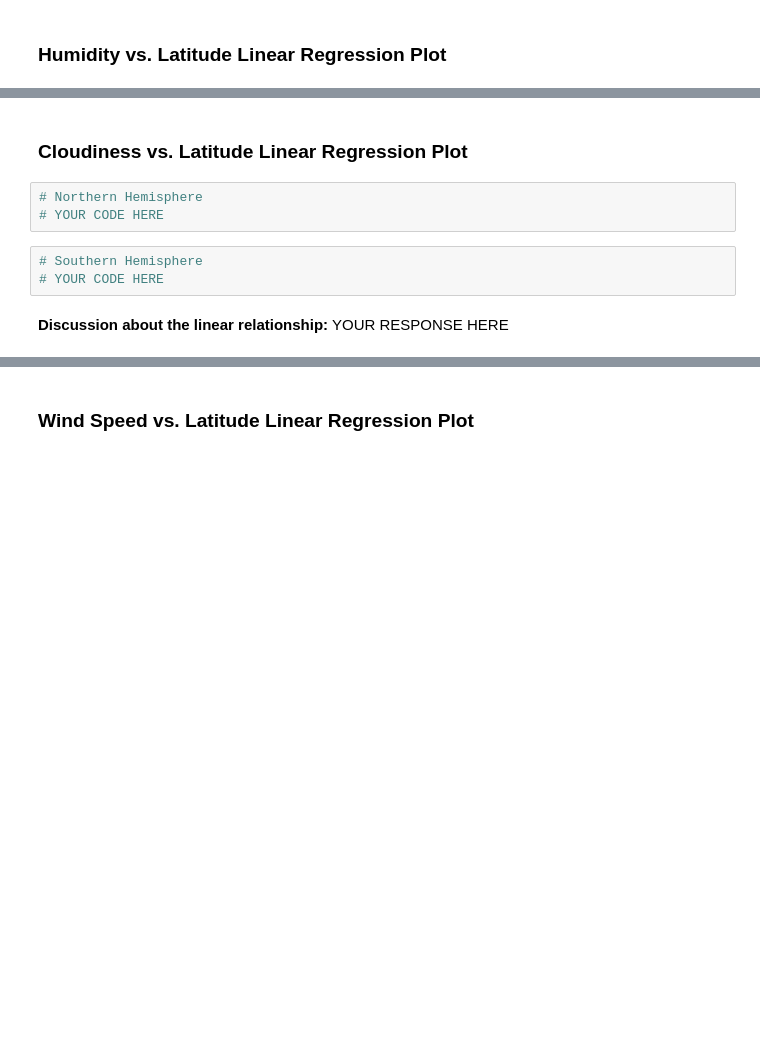
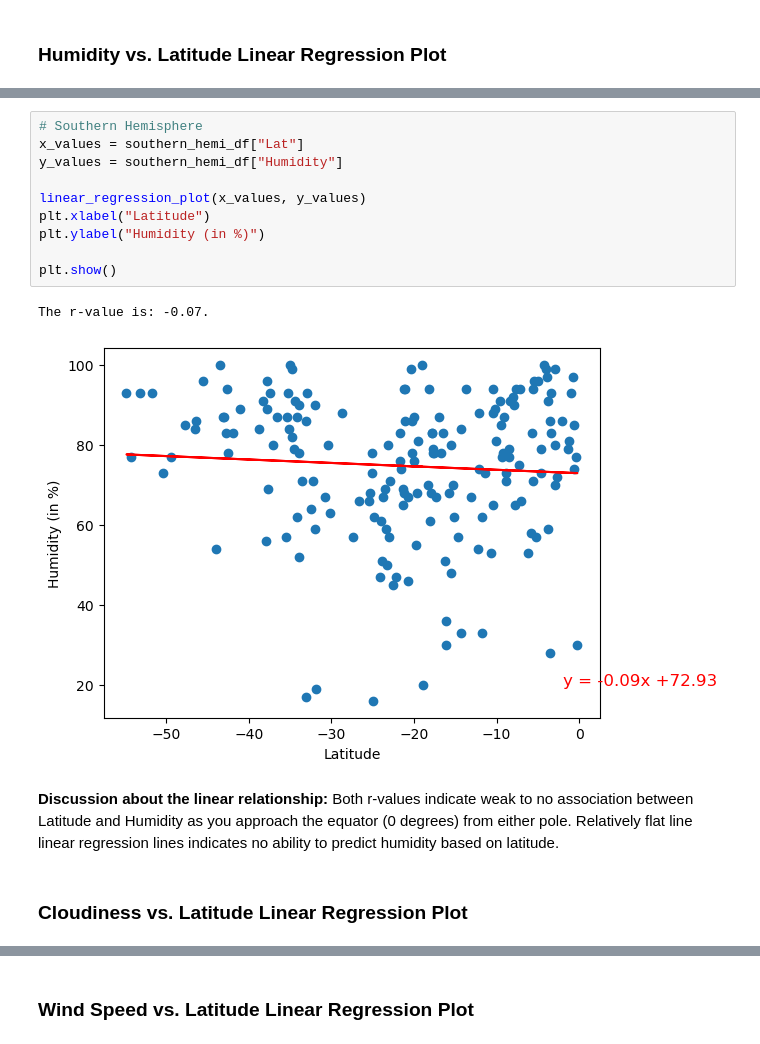
Before and after one commit to rooprg/python_api_challenge_weatherpy_vacationpy, a Jupyter notebook: WeatherPy/WeatherPy.ipynb, the cells around one changed output, grey strips where cells are left out. Saved outputs shown, nothing was run; the diff lists cells and outputs as text; blank space fills up the shorter version.

```diff
--- a/WeatherPy/WeatherPy.ipynb
+++ b/WeatherPy/WeatherPy.ipynb
@@ -308,10 +355,17 @@ southern_hemi_df.head()
+# %%
+# Southern Hemisphere
+x_values = southern_hemi_df["Lat"]
+y_values = southern_hemi_df["Humidity"]
+
+linear_regression_plot(x_values, y_values)
+plt.xlabel("Latitude")
+plt.ylabel("Humidity (in %)")
+
+plt.show()
+# %% [output]
+The r-value is: -0.07.
+[figure, added]
+# %% [markdown]
+**Discussion about the linear relationship:** Both r-values indicate weak to no association between Latitude and Humidity as you approach the equator (0 degrees) from either pole. Relatively flat line linear regression lines indicates no ability to predict humidity based on latitude.
 # %% [markdown]
 ### Cloudiness vs. Latitude Linear Regression Plot
-# %%
-# Northern Hemisphere
-# YOUR CODE HERE
-# %%
-# Southern Hemisphere
-# YOUR CODE HERE
-# %% [markdown]
-**Discussion about the linear relationship:** YOUR RESPONSE HERE
```
Also changed, not shown: parts of 32 cells of this notebook, 5 other files.
